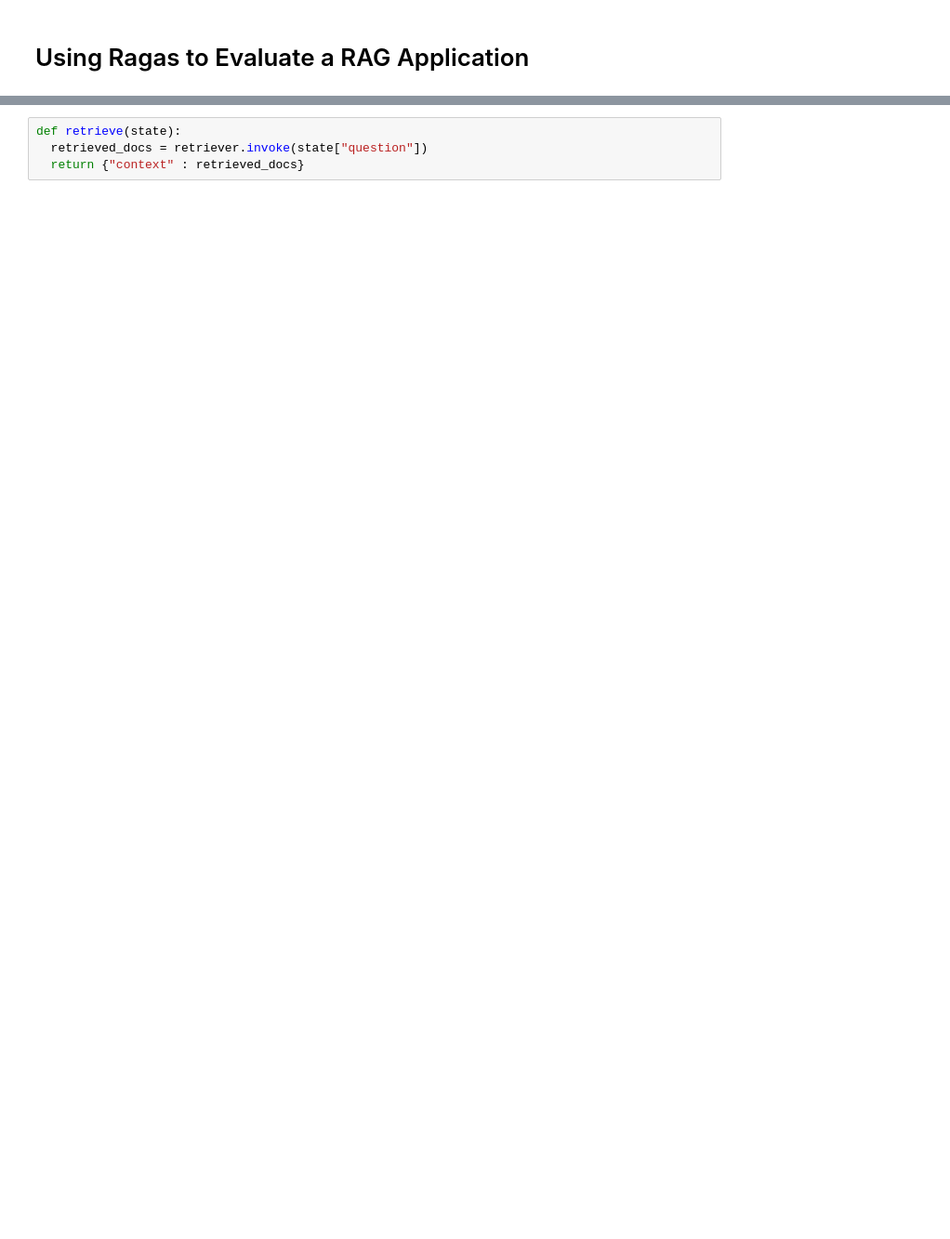
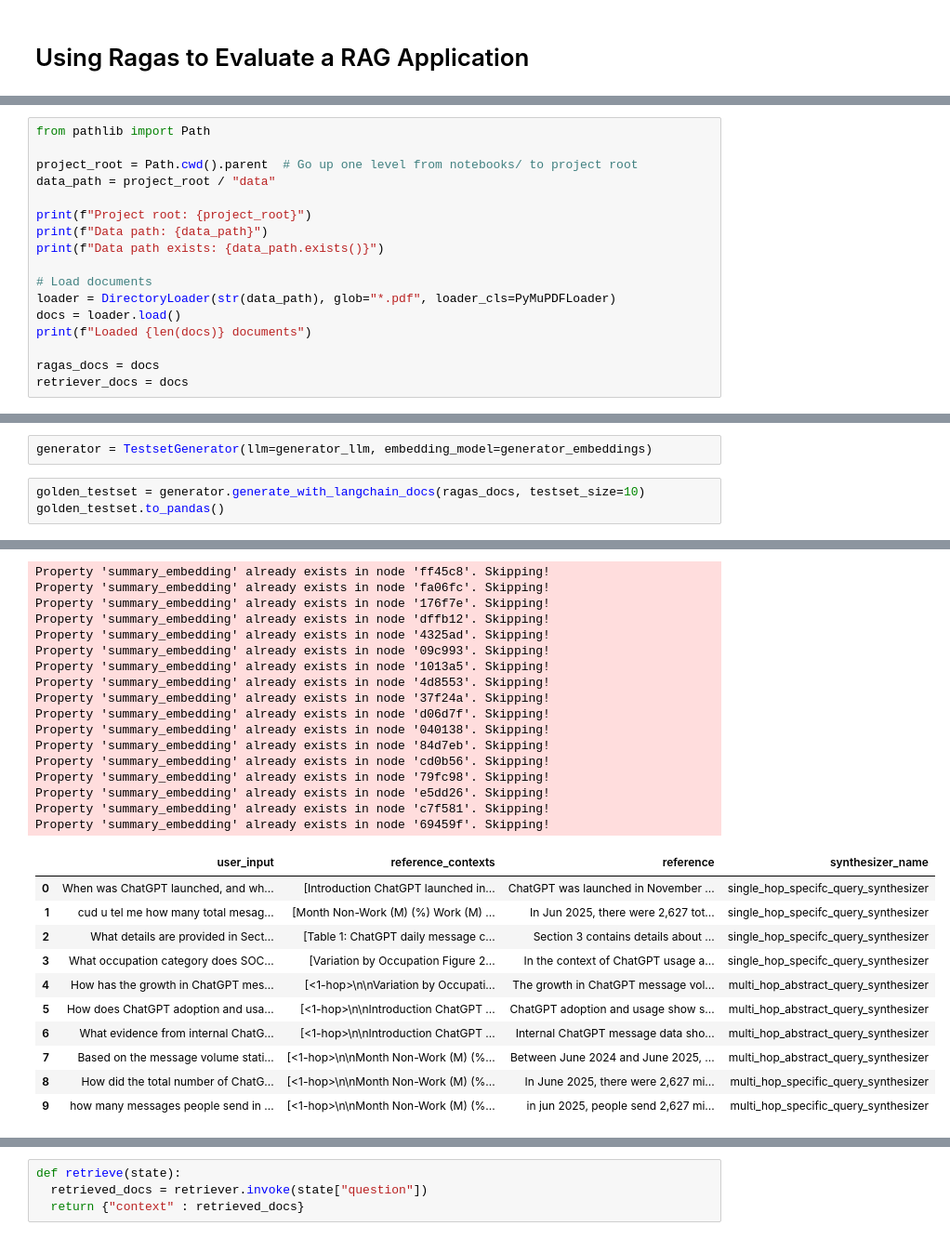
Before and after one commit to don-aie-cohort8/aie8-s09-adv-retrieval, a Jupyter notebook: notebooks/session08-ragas-rag-evals.ipynb, the cells around one changed output, grey strips where cells are left out. Shown at 93% size. Saved outputs shown, nothing was run; the diff lists cells and outputs as text; blank space fills up the shorter version.

```diff
--- a/notebooks/session08-ragas-rag-evals.ipynb
+++ b/notebooks/session08-ragas-rag-evals.ipynb
@@ -109,0 +68,17 @@ docs = loader.load()
+# %%
+from pathlib import Path
+
+project_root = Path.cwd().parent  # Go up one level from notebooks/ to project root
+data_path = project_root / "data"
+
+print(f"Project root: {project_root}")
+print(f"Data path: {data_path}")
+print(f"Data path exists: {data_path.exists()}")
+
+# Load documents
+loader = DirectoryLoader(str(data_path), glob="*.pdf", loader_cls=PyMuPDFLoader)
+docs = loader.load()
+print(f"Loaded {len(docs)} documents")
+
+ragas_docs = docs
+retriever_docs = docs
@@ -109,0 +99,6 @@ docs = loader.load()
+# %%
+generator = TestsetGenerator(llm=generator_llm, embedding_model=generator_embeddings)
+# %%
+golden_testset = generator.generate_with_langchain_docs(ragas_docs, testset_size=10)
+golden_testset.to_pandas()
+# %% [output]
@@ -109,0 +139,28 @@ docs = loader.load()
+Property 'summary_embedding' already exists in node 'ff45c8'. Skipping!
+Property 'summary_embedding' already exists in node 'fa06fc'. Skipping!
+Property 'summary_embedding' already exists in node '176f7e'. Skipping!
+Property 'summary_embedding' already exists in node 'dffb12'. Skipping!
+Property 'summary_embedding' already exists in node '4325ad'. Skipping!
+Property 'summary_embedding' already exists in node '09c993'. Skipping!
+Property 'summary_embedding' already exists in node '1013a5'. Skipping!
+Property 'summary_embedding' already exists in node '4d8553'. Skipping!
+Property 'summary_embedding' already exists in node '37f24a'. Skipping!
+Property 'summary_embedding' already exists in node 'd06d7f'. Skipping!
+Property 'summary_embedding' already exists in node '040138'. Skipping!
+Property 'summary_embedding' already exists in node '84d7eb'. Skipping!
+Property 'summary_embedding' already exists in node 'cd0b56'. Skipping!
+Property 'summary_embedding' already exists in node '79fc98'. Skipping!
+Property 'summary_embedding' already exists in node 'e5dd26'. Skipping!
+Property 'summary_embedding' already exists in node 'c7f581'. Skipping!
+Property 'summary_embedding' already exists in node '69459f'. Skipping!
+|  | user_input | reference_contexts | reference | synthesizer_name |
+| 0 | When was ChatGPT launched, and wh... | [Introduction ChatGPT launched in... | ChatGPT was launched in November ... | single_hop_specifc_query_synthesizer |
+| 1 | cud u tel me how many total mesag... | [Month Non-Work (M) (%) Work (M) ... | In Jun 2025, there were 2,627 tot... | single_hop_specifc_query_synthesizer |
+| 2 | What details are provided in Sect... | [Table 1: ChatGPT daily message c... | Section 3 contains details about ... | single_hop_specifc_query_synthesizer |
+| 3 | What occupation category does SOC... | [Variation by Occupation Figure 2... | In the context of ChatGPT usage a... | single_hop_specifc_query_synthesizer |
+| 4 | How has the growth in ChatGPT mes... | [<1-hop>\n\nVariation by Occupati... | The growth in ChatGPT message vol... | multi_hop_abstract_query_synthesizer |
+| 5 | How does ChatGPT adoption and usa... | [<1-hop>\n\nIntroduction ChatGPT ... | ChatGPT adoption and usage show s... | multi_hop_abstract_query_synthesizer |
+| 6 | What evidence from internal ChatG... | [<1-hop>\n\nIntroduction ChatGPT ... | Internal ChatGPT message data sho... | multi_hop_abstract_query_synthesizer |
+| 7 | Based on the message volume stati... | [<1-hop>\n\nMonth Non-Work (M) (%... | Between June 2024 and June 2025, ... | multi_hop_abstract_query_synthesizer |
+| 8 | How did the total number of ChatG... | [<1-hop>\n\nMonth Non-Work (M) (%... | In June 2025, there were 2,627 mi... | multi_hop_specific_query_synthesizer |
+| 9 | how many messages people send in ... | [<1-hop>\n\nMonth Non-Work (M) (%... | in jun 2025, people send 2,627 mi... | multi_hop_specific_query_synthesizer |
```
Also changed, not shown: parts of 74 cells of this notebook, 30 other files.
